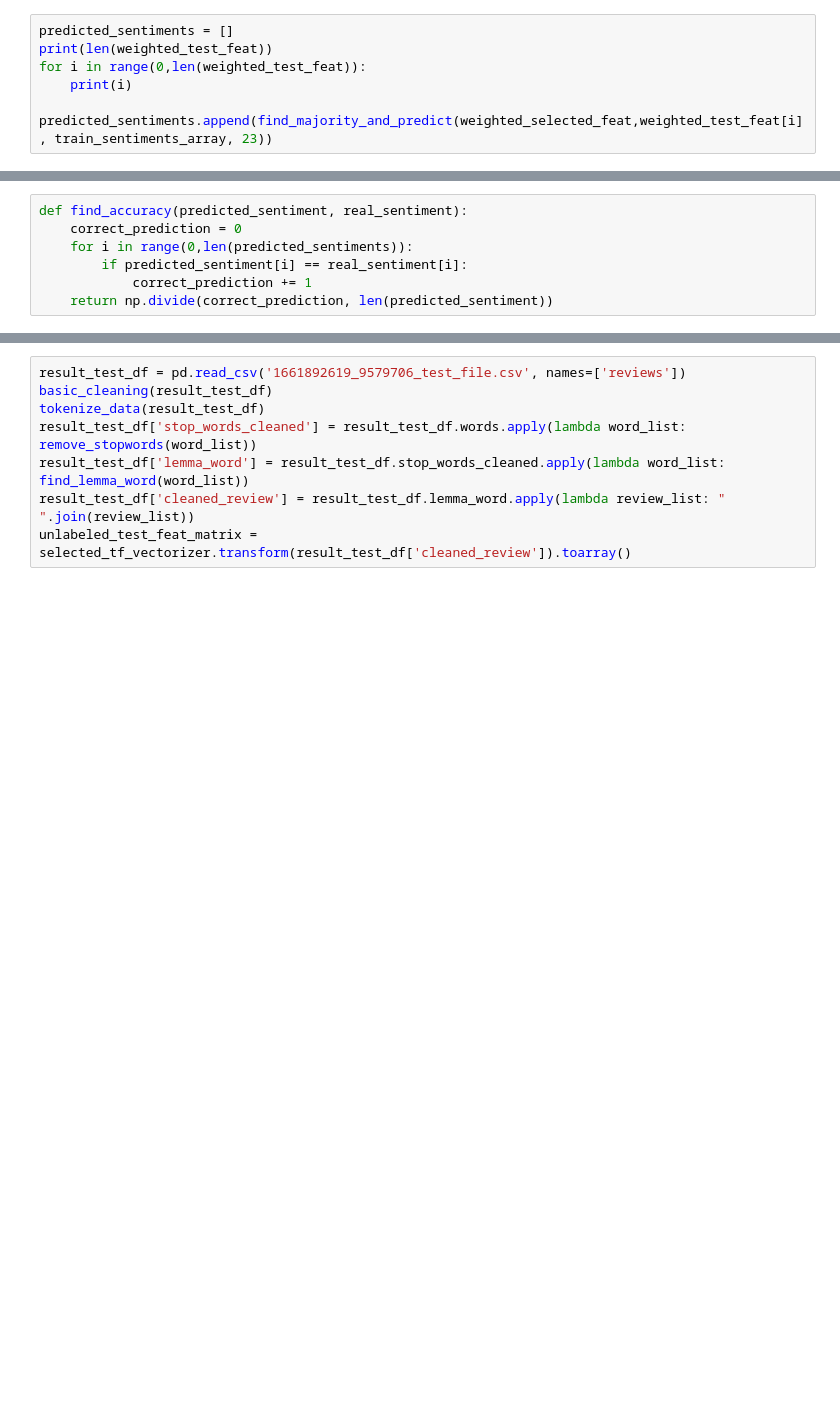
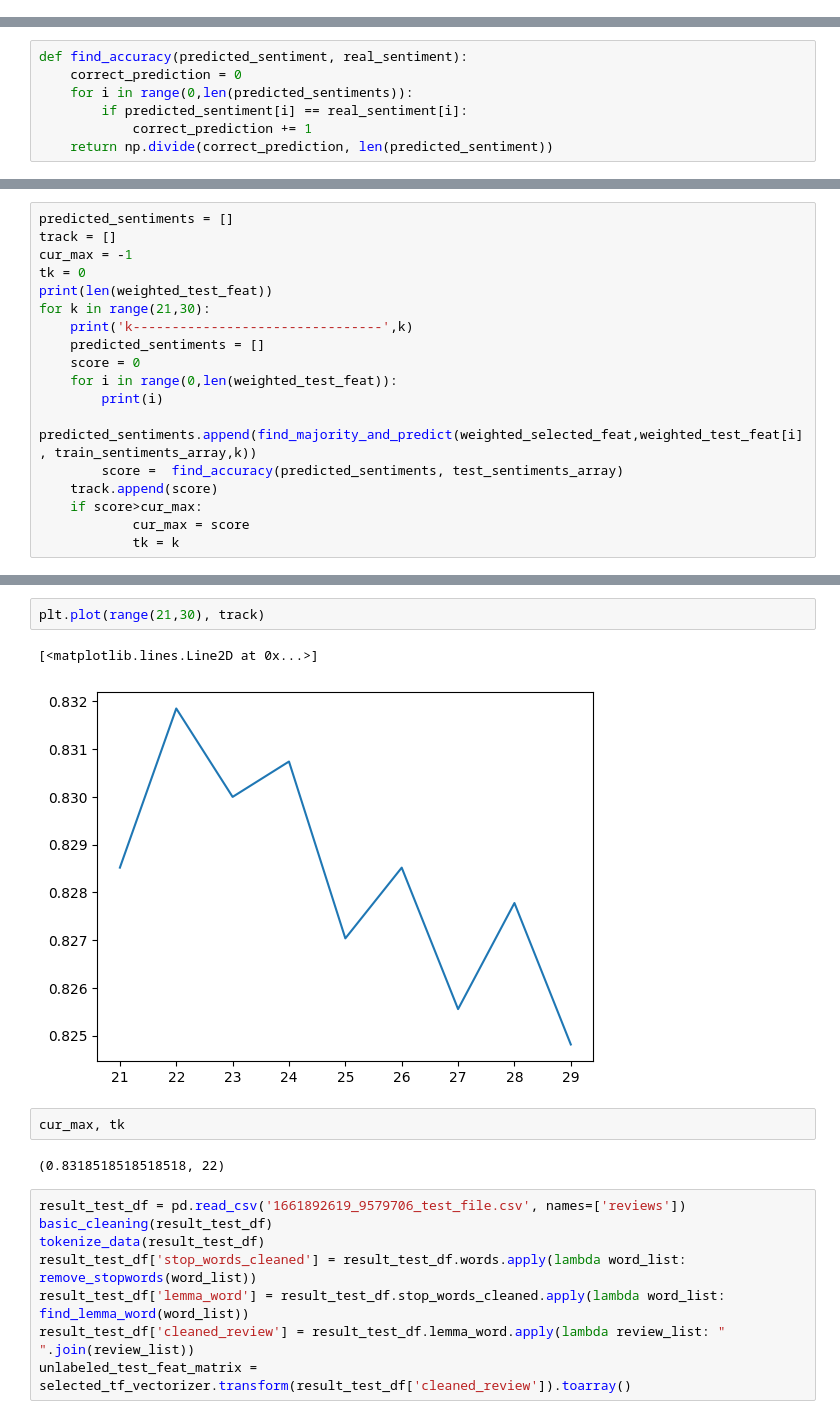
Before and after one commit to bhaba-ranjan/sentiment-analysis, a Jupyter notebook: knn-hand-coded.ipynb, the cells around one changed output, grey strips where cells are left out. Cells and saved outputs as stored; diff of their text form; blank space fills up the shorter version.

```diff
--- a/knn-hand-coded.ipynb
+++ b/knn-hand-coded.ipynb
@@ -390,9 +391,3 @@ def find_majority_and_predict(train_data, test_data, train_sentiments, K):
         sentiment_classes.append(train_sentiments[nearest_neighbors_indexes[i]])
 
     return max(sentiment_classes, key=sentiment_classes.count)
-# %%
-predicted_sentiments = []
-print(len(weighted_test_feat))
-for i in range(0,len(weighted_test_feat)):
-    print(i)
-    predicted_sentiments.append(find_majority_and_predict(weighted_selected_feat,weighted_test_feat[i], train_sentiments_array, 23))
@@ -427,0 +401,18 @@ find_accuracy(predicted_sentiments,test_sentiments_array)
+# %%
+predicted_sentiments = []
+track = []
+cur_max = -1
+tk = 0
+print(len(weighted_test_feat))
+for k in range(21,30):
+    print('k--------------------------------',k)
+    predicted_sentiments = []
+    score = 0
+    for i in range(0,len(weighted_test_feat)):
+        print(i)
+        predicted_sentiments.append(find_majority_and_predict(weighted_selected_feat,weighted_test_feat[i], train_sentiments_array,k))
+        score =  find_accuracy(predicted_sentiments, test_sentiments_array)
+    track.append(score)
+    if score>cur_max:
+            cur_max = score
+            tk = k
@@ -428,3 +437,12 @@ find_accuracy(predicted_sentiments,test_sentiments_array)
+# %%
+plt.plot(range(21,30), track)
+# %% [output]
+[<matplotlib.lines.Line2D at 0x...>]
+[figure, added]
+# %%
+cur_max, tk
+# %% [output]
+(0.8318518518518518, 22)
 # %%
 result_test_df = pd.read_csv('1661892619_9579706_test_file.csv', names=['reviews'])
 basic_cleaning(result_test_df)
```
Also changed, not shown: parts of 19 cells of this notebook.
